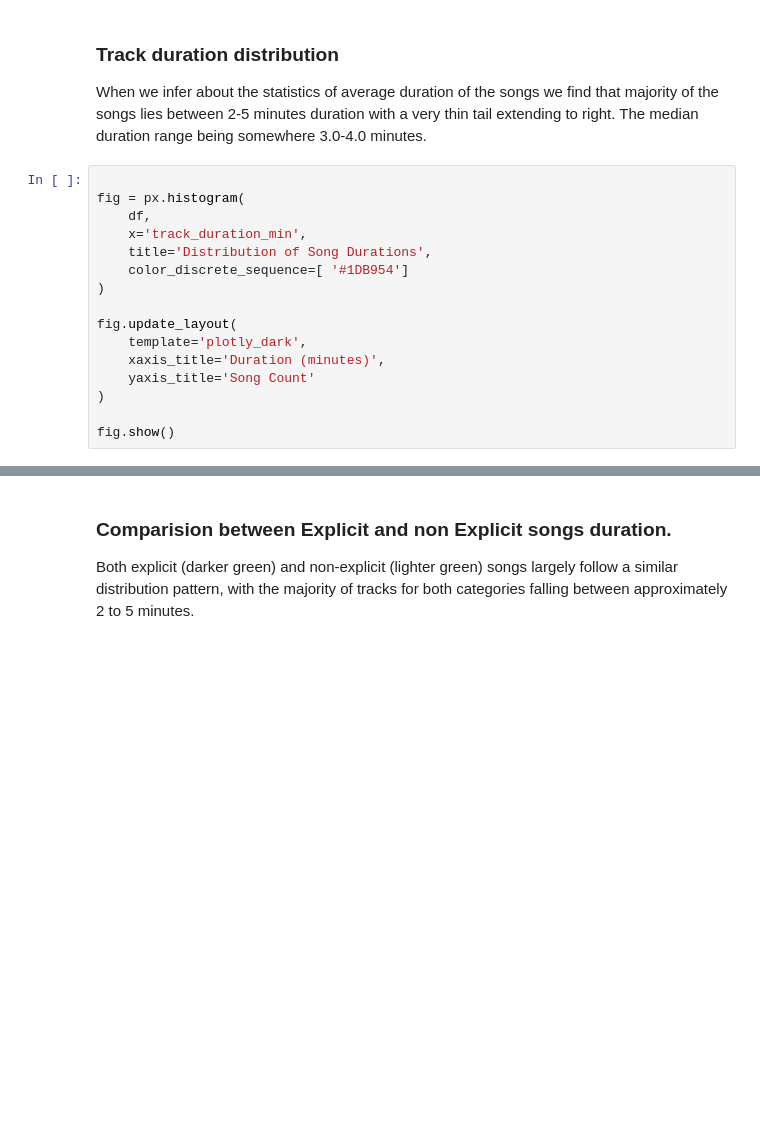
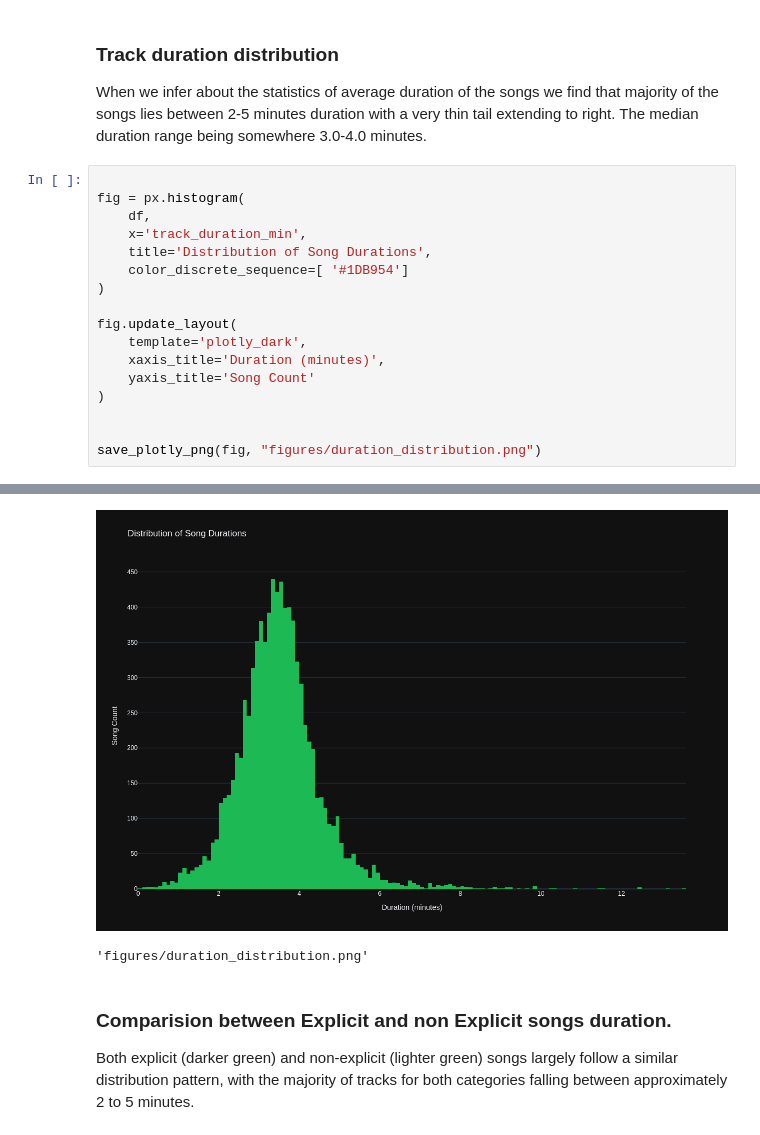
Before and after one commit to AdiAce4u/EDA_Projects, a Jupyter notebook: Spotify/Spotify_EDA.ipynb, the cells around one changed output, grey strips where cells are left out. Cells and saved outputs as stored; diff of their text form; blank space fills up the shorter version.

```diff
--- a/Spotify/Spotify_EDA.ipynb
+++ b/Spotify/Spotify_EDA.ipynb
@@ -165,5 +194,6 @@ fig.update_layout(
     yaxis_title='Song Count'
 )
 
-fig.show()
+
+save_plotly_png(fig, "figures/duration_distribution.png")
 # %% [output]
@@ -171,3 +200,5 @@ fig.show()
+[figure, added]
+'figures/duration_distribution.png'
 # %% [markdown]
  ### Comparision between Explicit and non Explicit songs duration.
  Both explicit (darker green) and non-explicit (lighter green) songs largely follow a similar distribution pattern, with the majority of tracks for both categories falling between approximately 2 to 5 minutes.
```
Also changed, not shown: parts of 22 cells of this notebook.
